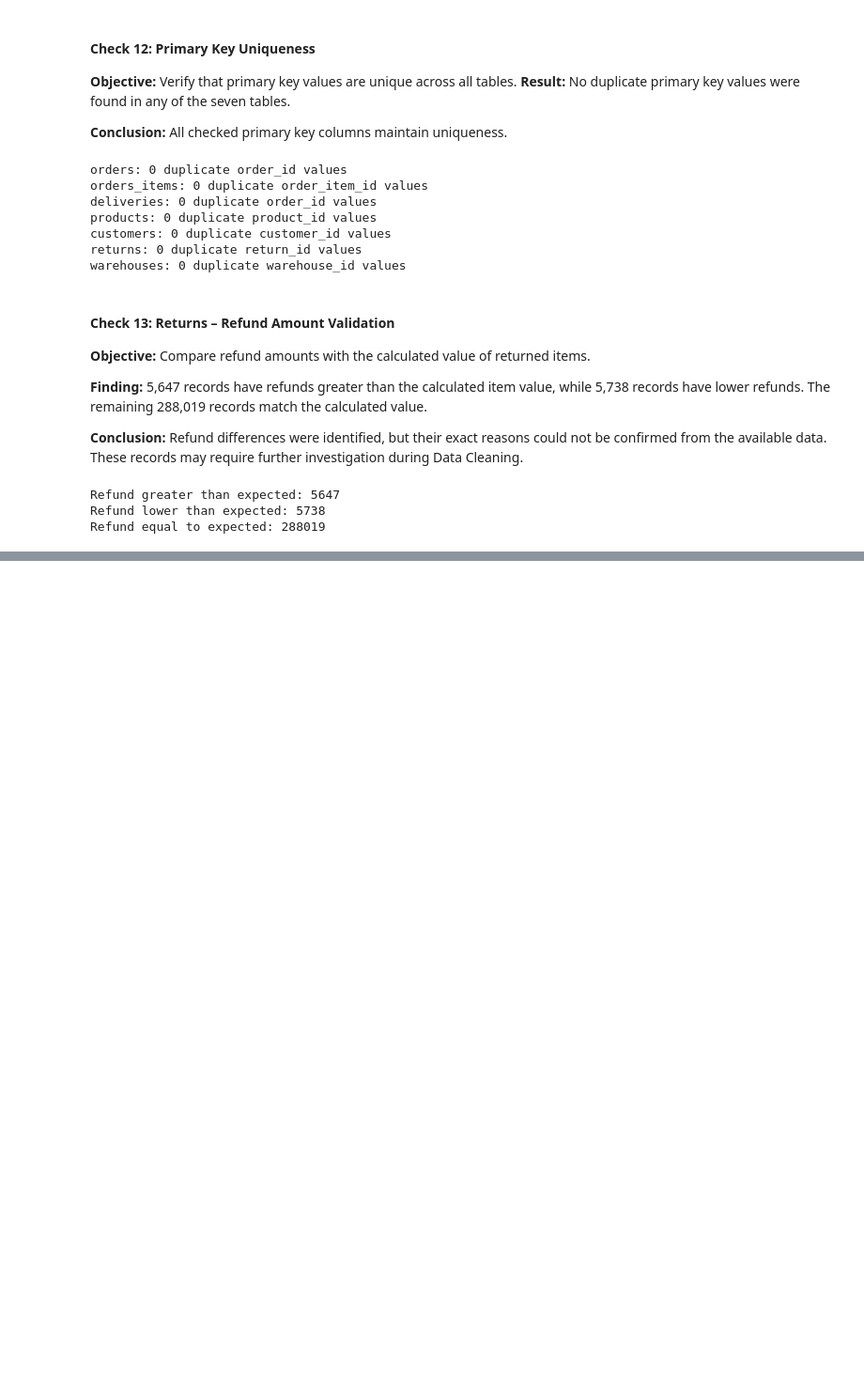
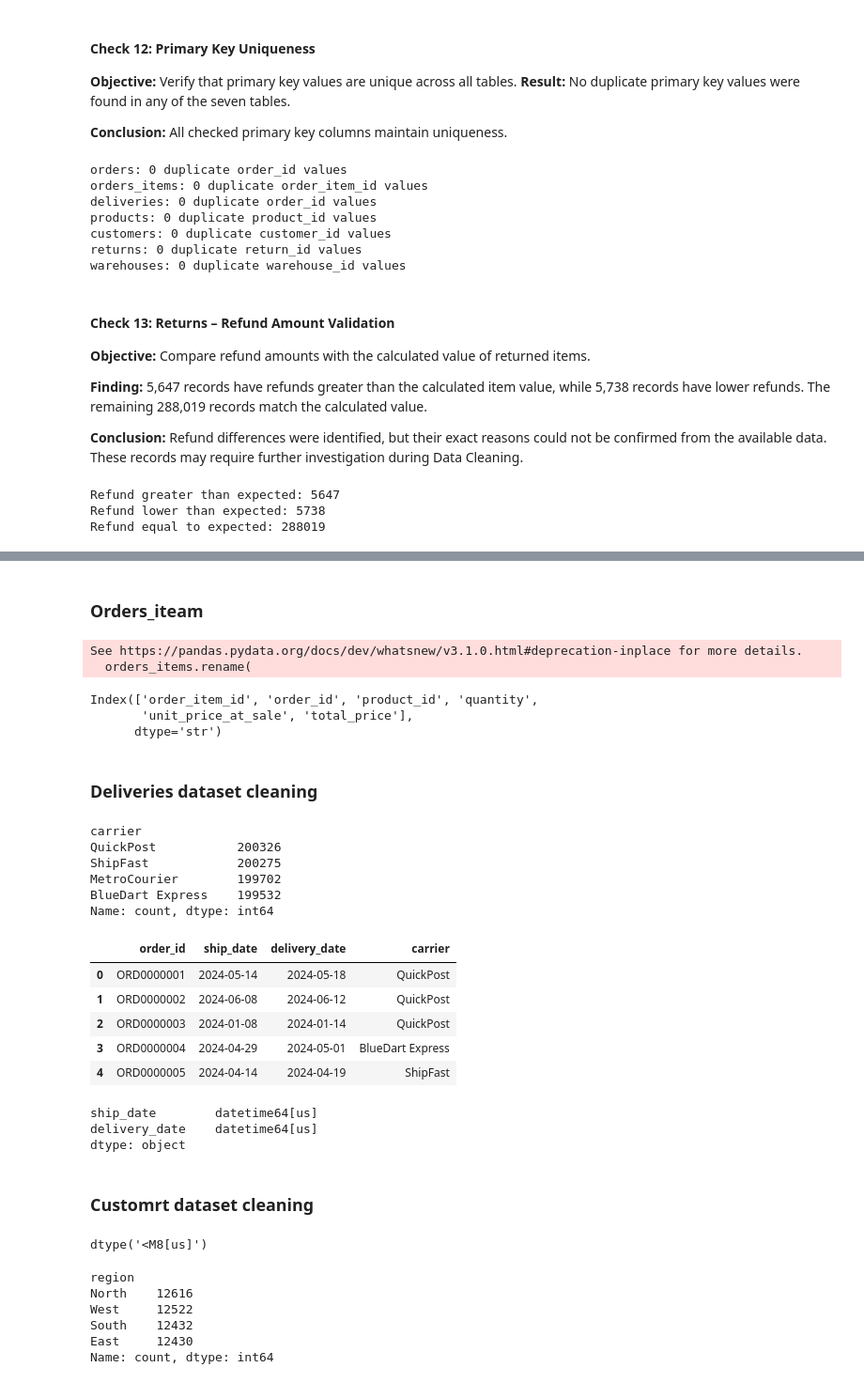
Before and after one commit to MuskanPtl12/ecommerce-returns-customer-behavior-analysis, a Jupyter notebook: notebooks/ecommerce_returns_analysis.ipynb, the cells around one changed output, grey strips where cells are left out. Shown at 94% size. Cells and saved outputs as stored; diff of their text form; code cells hidden in the pictures; blank space fills up the shorter version.

Commit message:
Complete data cleaning and prepared data for EDA

```diff
--- a/notebooks/ecommerce_returns_analysis.ipynb
+++ b/notebooks/ecommerce_returns_analysis.ipynb
@@ -499,0 +528,53 @@ Refund equal to expected: 288019
+# %% [markdown]
+### Orders_iteam
+# %%
+orders_items.rename(
+    columns={"line_total": "total_price"},
+    inplace=True
+)
+
+orders_items.columns
+# %% [output]
+See https://pandas.pydata.org/docs/dev/whatsnew/v3.1.0.html#deprecation-inplace for more details.
+  orders_items.rename(
+Index(['order_item_id', 'order_id', 'product_id', 'quantity',
+       'unit_price_at_sale', 'total_price'],
+      dtype='str')
+# %% [markdown]
+### Deliveries dataset cleaning
+# %%
+deliveries["carrier"].value_counts()
+# %% [output]
+carrier
+QuickPost           200326
+ShipFast            200275
+MetroCourier        199702
+BlueDart Express    199532
+Name: count, dtype: int64
+# %%
+deliveries["ship_date"] = pd.to_datetime(
+    deliveries["ship_date"],
+    format="%Y-%m-%d"
+)
+
+deliveries["delivery_date"] = pd.to_datetime(
+    deliveries["delivery_date"],
+    format="%Y-%m-%d"
+)
+# %%
+deliveries.head()
+# %% [output]
+|  | order_id | ship_date | delivery_date | carrier |
+| 0 | ORD0000001 | 2024-05-14 | 2024-05-18 | QuickPost |
+| 1 | ORD0000002 | 2024-06-08 | 2024-06-12 | QuickPost |
+| 2 | ORD0000003 | 2024-01-08 | 2024-01-14 | QuickPost |
+| 3 | ORD0000004 | 2024-04-29 | 2024-05-01 | BlueDart Express |
+| 4 | ORD0000005 | 2024-04-14 | 2024-04-19 | ShipFast |
+# %%
+deliveries[["ship_date", "delivery_date"]].dtypes
+# %% [output]
+ship_date        datetime64[us]
+delivery_date    datetime64[us]
+dtype: object
+# %% [markdown]
+### Customrt dataset cleaning
@@ -499,0 +587,18 @@ Refund equal to expected: 288019
+# %%
+customers["signup_date"].dtype
+# %% [output]
+dtype('<M8[us]')
+# %%
+customers["region"] = (
+    customers["region"]
+    .str.strip()
+    .str.title() )
+
+print(customers["region"].value_counts())
+# %% [output]
+region
+North    12616
+West     12522
+South    12432
+East     12430
+Name: count, dtype: int64
```
Also changed, not shown: parts of 24 cells of this notebook.
